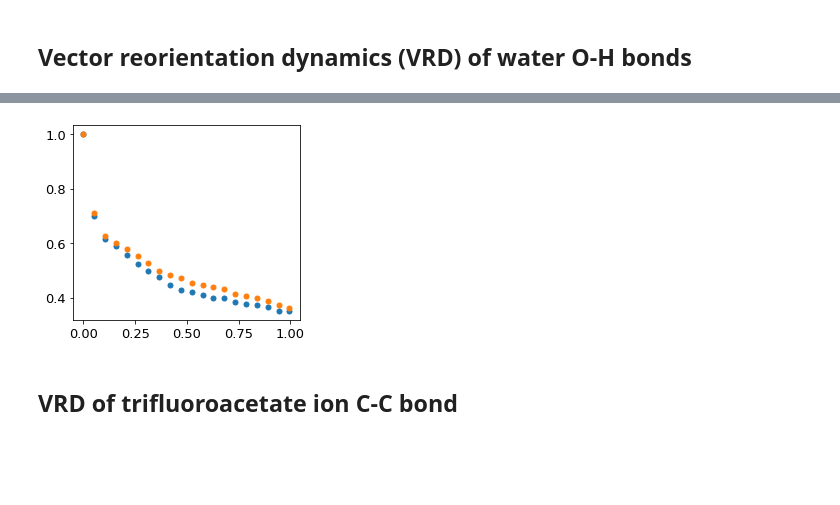
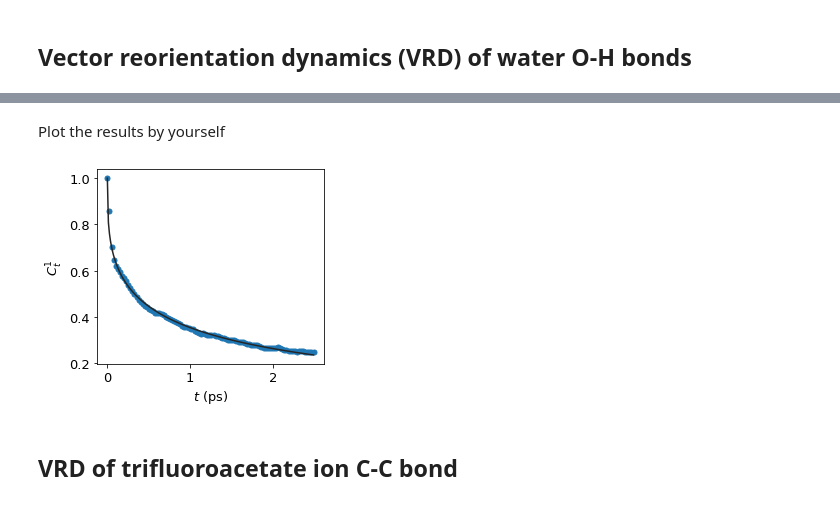
Before and after one commit to Lei-Lei-alpha/FishMol, a Jupyter notebook: docs/VRD.ipynb, the cells around one changed output, grey strips where cells are left out. Saved outputs shown, nothing was run; the diff lists cells and outputs as text; code cells hidden in the pictures; blank space fills up the shorter version.

Commit message:
Changes on funcs.py

```diff
--- a/docs/VRD.ipynb
+++ b/docs/VRD.ipynb
@@ -146,4 +27,4 @@ class new_VRD(object):
 # %%
-water_vrd = new_VRD(traj = traj, spec = [14, [15, 16]], num = 500, sampling = 10, skip = 5)
-results = water_vrd.calculate(plot = True, l = 1, fit = True)
+water_vrd = funcs.VRD(traj = traj, spec = [14, [15, 16]], num = 500, sampling = 5, skip = 2)
+results = water_vrd.calculate(l = 1, mean = True, fit = True, plot = True)
 # %% [output]
@@ -151,11 +33,16 @@ Progress: [■■■○○○○○○○○○○○○○○○○○] 13.0%
+# %% [markdown]
+Plot the results by yourself
 # %%
 fig, ax = plt.subplots()
-for i in range(results.C_t.shape[-1]):
-    ax.scatter(results.t, results.C_t[:,i])
-# ax.plot(results.t_fit, results.C_t_fit)
+
+ax.scatter(results.t, results.C_t)
+ax.plot(results.t_fit, results.C_t_fit, color = "#252525")
+
+ax.set_xlabel(r"$t$ (ps)")
+ax.set_ylabel(r"$C^1_t$")
 plt.show()
 # %% [output]
-[figure, old version]
+[figure, new version]
 # %% [markdown]
 ## VRD of trifluoroacetate ion C-C bond
 # %%
```
Also changed, not shown: parts of 5 cells of this notebook.
